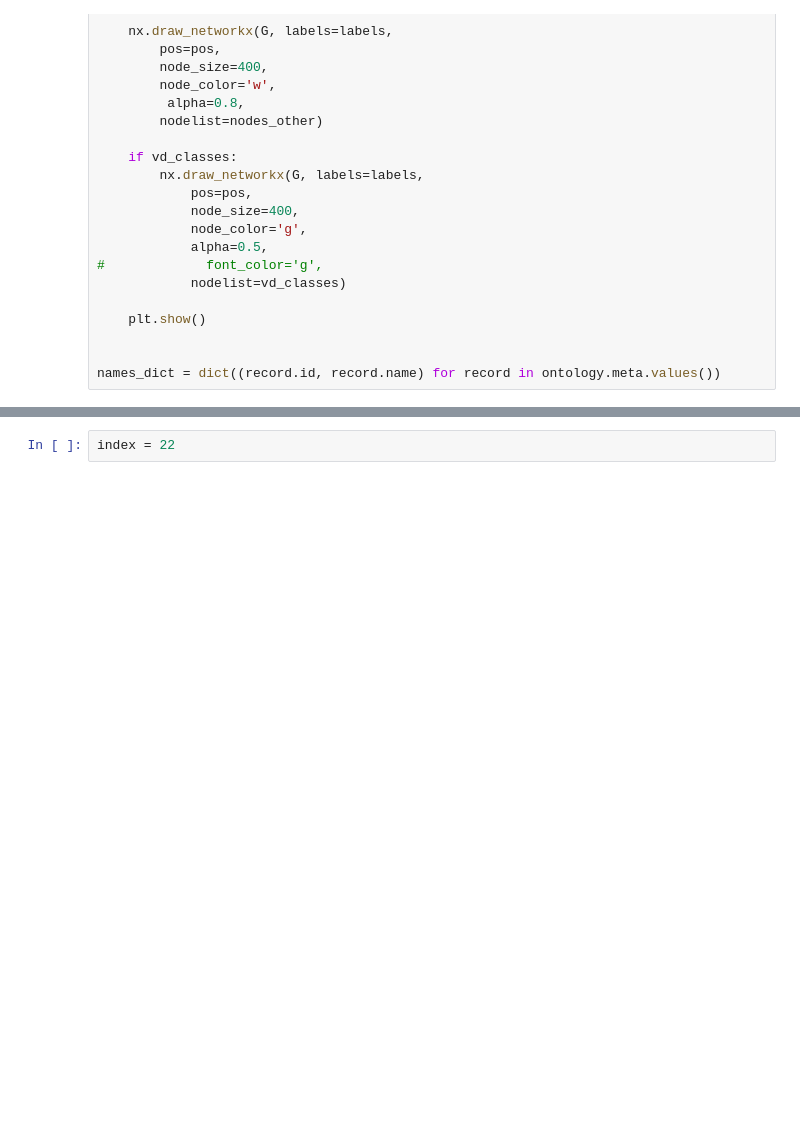
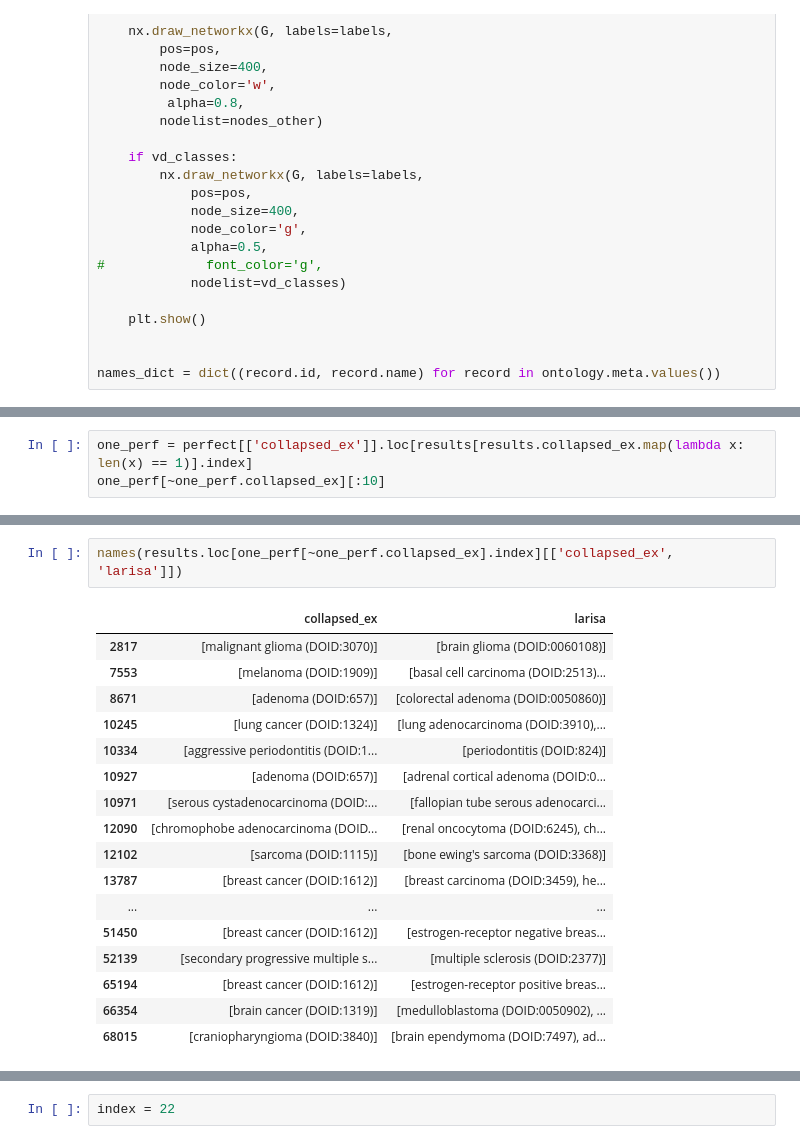
Before and after one commit to lpenguin/python-notebooks, a Jupyter notebook: geo_annotation/disease_graph.ipynb, the cells around one changed output, grey strips where cells are left out. Cells and saved outputs as stored; diff of their text form; blank space fills up the shorter version.

```diff
--- a/geo_annotation/disease_graph.ipynb
+++ b/geo_annotation/disease_graph.ipynb
@@ -204,0 +379,3 @@ dtype: float64
+# %%
+one_perf = perfect[['collapsed_ex']].loc[results[results.collapsed_ex.map(lambda x: len(x) == 1)].index]
+one_perf[~one_perf.collapsed_ex][:10]
@@ -205,2 +394,22 @@ dtype: float64
+# %%
+names(results.loc[one_perf[~one_perf.collapsed_ex].index][['collapsed_ex', 'larisa']])
+# %% [output]
+|  | collapsed_ex | larisa |
+| 2817 | [malignant glioma (DOID:3070)] | [brain glioma (DOID:0060108)] |
+| 7553 | [melanoma (DOID:1909)] | [basal cell carcinoma (DOID:2513)... |
+| 8671 | [adenoma (DOID:657)] | [colorectal adenoma (DOID:0050860)] |
+| 10245 | [lung cancer (DOID:1324)] | [lung adenocarcinoma (DOID:3910),... |
+| 10334 | [aggressive periodontitis (DOID:1... | [periodontitis (DOID:824)] |
+| 10927 | [adenoma (DOID:657)] | [adrenal cortical adenoma (DOID:0... |
+| 10971 | [serous cystadenocarcinoma (DOID:... | [fallopian tube serous adenocarci... |
+| 12090 | [chromophobe adenocarcinoma (DOID... | [renal oncocytoma (DOID:6245), ch... |
+| 12102 | [sarcoma (DOID:1115)] | [bone ewing's sarcoma (DOID:3368)] |
+| 13787 | [breast cancer (DOID:1612)] | [breast carcinoma (DOID:3459), he... |
+| ... | ... | ... |
+| 51450 | [breast cancer (DOID:1612)] | [estrogen-receptor negative breas... |
+| 52139 | [secondary progressive multiple s... | [multiple sclerosis (DOID:2377)] |
+| 65194 | [breast cancer (DOID:1612)] | [estrogen-receptor positive breas... |
+| 66354 | [brain cancer (DOID:1319)] | [medulloblastoma (DOID:0050902), ... |
+| 68015 | [craniopharyngioma (DOID:3840)] | [brain ependymoma (DOID:7497), ad... |
 # %%
 names(compare).loc[18842].classes_res
```
Also changed, not shown: parts of 41 cells of this notebook, 10 other files.
